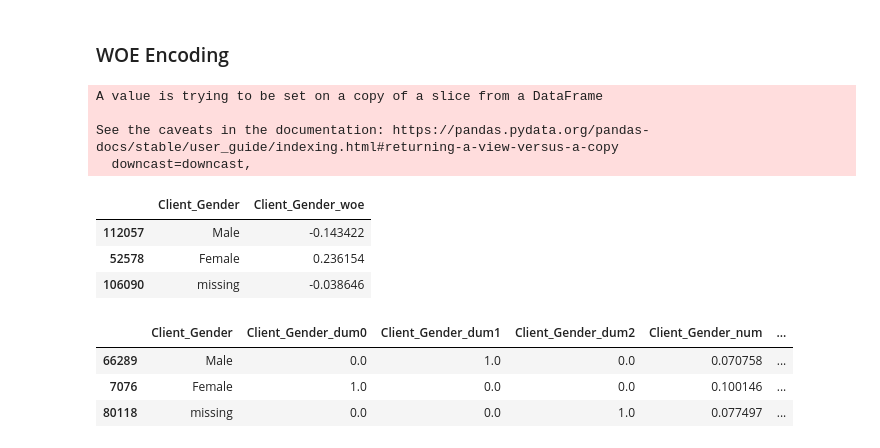
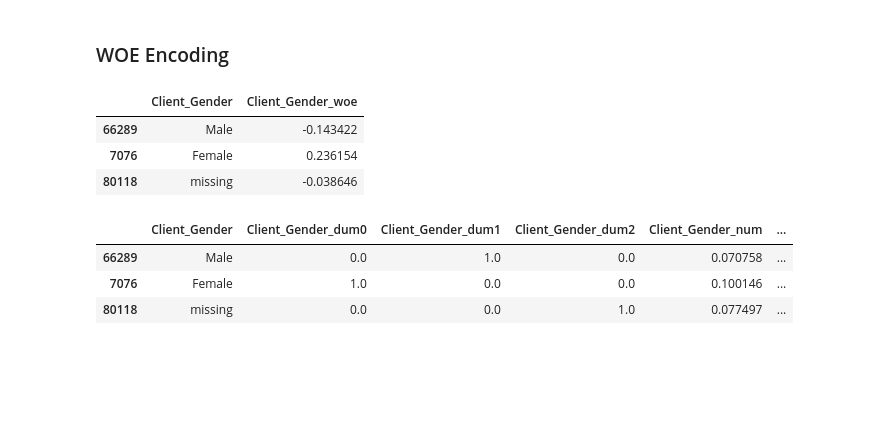
Before and after one commit to JCaballerot/Credit-Scoring, a Jupyter notebook: CreditScoring/Lab_Automobile_Loan_Default.ipynb, the cells around one changed output. Cells and saved outputs as stored; diff of their text form; code cells hidden in the pictures; blank space fills up the shorter version.

```diff
--- a/CreditScoring/Lab_Automobile_Loan_Default.ipynb
+++ b/CreditScoring/Lab_Automobile_Loan_Default.ipynb
@@ -556,22 +574,17 @@ WOEEncoder = encoder.fit(X_train[categorical_features], X_train['Default'])
 
 X_train[[x + '_woe' for x in categorical_features]] = WOEEncoder.transform(X_train[categorical_features])
 # %%
-X_test[categorical_features].fillna('missing', inplace = True)
-X_test[categorical_features] = X_test[categorical_features].replace(np.nan,'missing')
+#X_test[categorical_features].fillna('missing', inplace = True)
+#X_test[categorical_features] = X_test[categorical_features].replace(np.nan,'missing')
 
-X_test[[x + '_woe' for x in categorical_features]] = WOEEncoder.transform(X_test[categorical_features])
+#X_test[[x + '_woe' for x in categorical_features]] = WOEEncoder.transform(X_test[categorical_features])
-# %% [output]
-A value is trying to be set on a copy of a slice from a DataFrame
-
-See the caveats in the documentation: https://pandas.pydata.org/pandas-docs/stable/user_guide/indexing.html#returning-a-view-versus-a-copy
-  downcast=downcast,
 # %%
-X_test[['Client_Gender','Client_Gender_woe']].drop_duplicates().head()
+X_train[['Client_Gender','Client_Gender_woe']].drop_duplicates().head()
 # %% [output]
 |  | Client_Gender | Client_Gender_woe |
-| 112057 | Male | -0.143422 |
-| 52578 | Female | 0.236154 |
-| 106090 | missing | -0.038646 |
+| 66289 | Male | -0.143422 |
+| 7076 | Female | 0.236154 |
+| 80118 | missing | -0.038646 |
 # %%
 #Analizamos resultados
 
```
Also changed, not shown: parts of 47 cells of this notebook.
